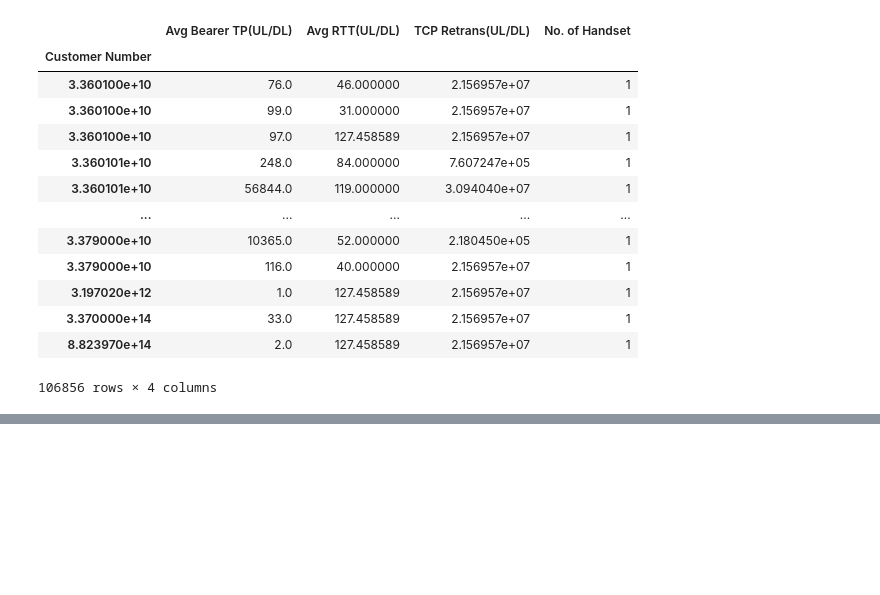
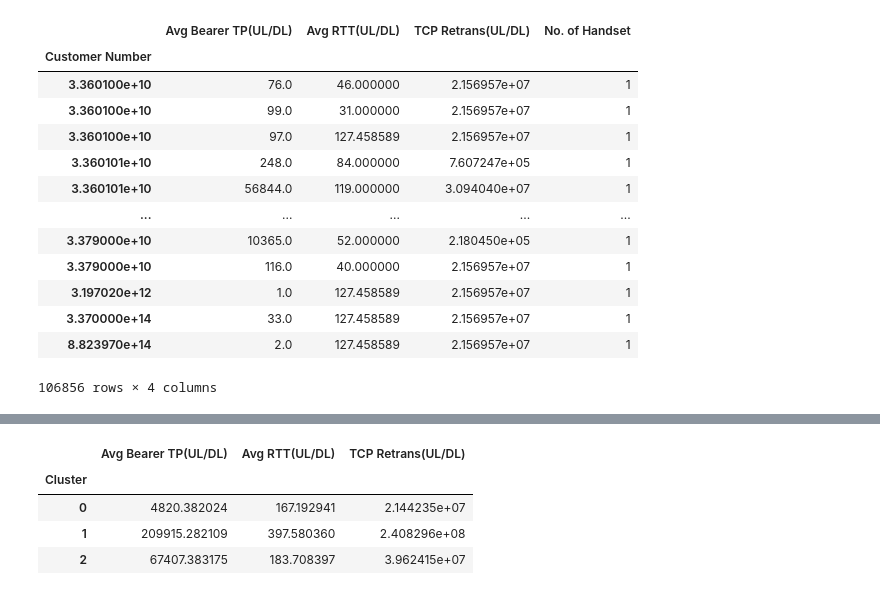
Before and after one commit to sel6/TellCo_Data_Analysis, a Jupyter notebook: notebooks/user_experience.ipynb, the cells around one changed output, grey strips where cells are left out. Cells and saved outputs as stored; diff of their text form; code cells hidden in the pictures; blank space fills up the shorter version.

```diff
--- a/notebooks/user_experience.ipynb
+++ b/notebooks/user_experience.ipynb
@@ -161,0 +188,9 @@ Customer Number
+# %%
+clusteredMean = metric.groupby('Cluster').mean()
+clusteredMean
+# %% [output]
+|  | Avg Bearer TP(UL/DL) | Avg RTT(UL/DL) | TCP Retrans(UL/DL) |
+| Cluster |  |  |  |
+| 0 | 4820.382024 | 167.192941 | 2.144235e+07 |
+| 1 | 209915.282109 | 397.580360 | 2.408296e+08 |
+| 2 | 67407.383175 | 183.708397 | 3.962415e+07 |
```
Also changed, not shown: parts of 4 cells of this notebook.
